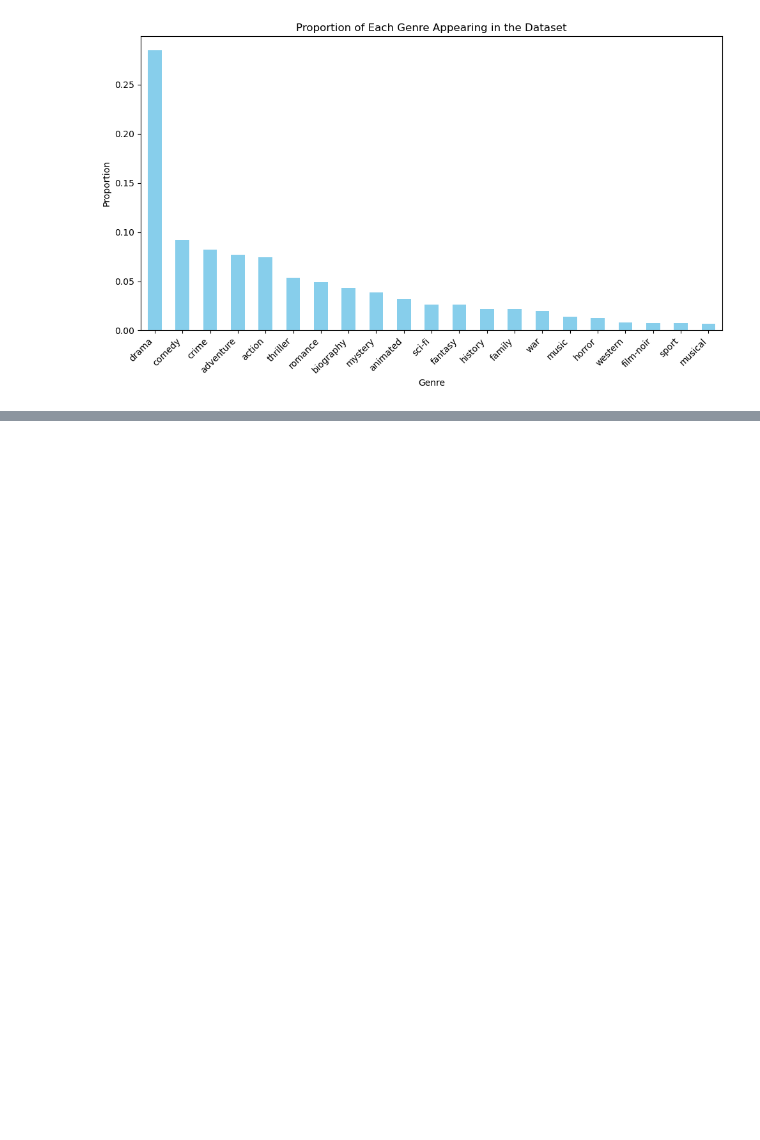
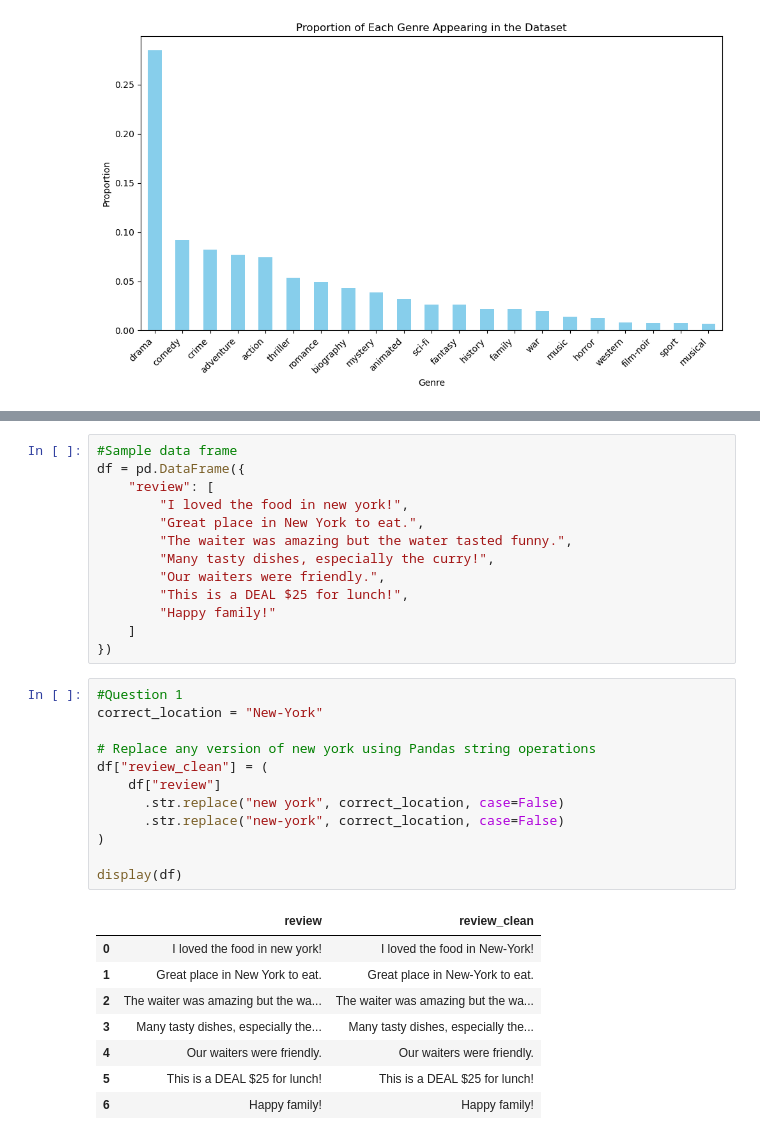
Before and after one commit to kristen-ngai/KN---qtm151fall2025, a Jupyter notebook: Lecture_24-trigrams/Lecture24.ipynb, the cells around one changed output, grey strips where cells are left out. Cells and saved outputs as stored; diff of their text form; blank space fills up the shorter version.

```diff
--- a/Lecture_24-trigrams/Lecture24.ipynb
+++ b/Lecture_24-trigrams/Lecture24.ipynb
@@ -749,0 +739,34 @@ Name: count, dtype: float64
+# %%
+#Sample data frame
+df = pd.DataFrame({
+    "review": [
+        "I loved the food in new york!",
+        "Great place in New York to eat.",
+        "The waiter was amazing but the water tasted funny.",
+        "Many tasty dishes, especially the curry!",
+        "Our waiters were friendly.",
+        "This is a DEAL $25 for lunch!",
+        "Happy family!"
+    ]
+})
+# %%
+#Question 1
+correct_location = "New-York"
+
+# Replace any version of new york using Pandas string operations
+df["review_clean"] = (
+    df["review"]
+      .str.replace("new york", correct_location, case=False)
+      .str.replace("new-york", correct_location, case=False)
+)
+
+display(df)
+# %% [output]
+|  | review | review_clean |
+| 0 | I loved the food in new york! | I loved the food in New-York! |
+| 1 | Great place in New York to eat. | Great place in New-York to eat. |
+| 2 | The waiter was amazing but the wa... | The waiter was amazing but the wa... |
+| 3 | Many tasty dishes, especially the... | Many tasty dishes, especially the... |
+| 4 | Our waiters were friendly. | Our waiters were friendly. |
+| 5 | This is a DEAL $25 for lunch! | This is a DEAL $25 for lunch! |
+| 6 | Happy family! | Happy family! |
```
Also changed, not shown: parts of 11 cells of this notebook.
